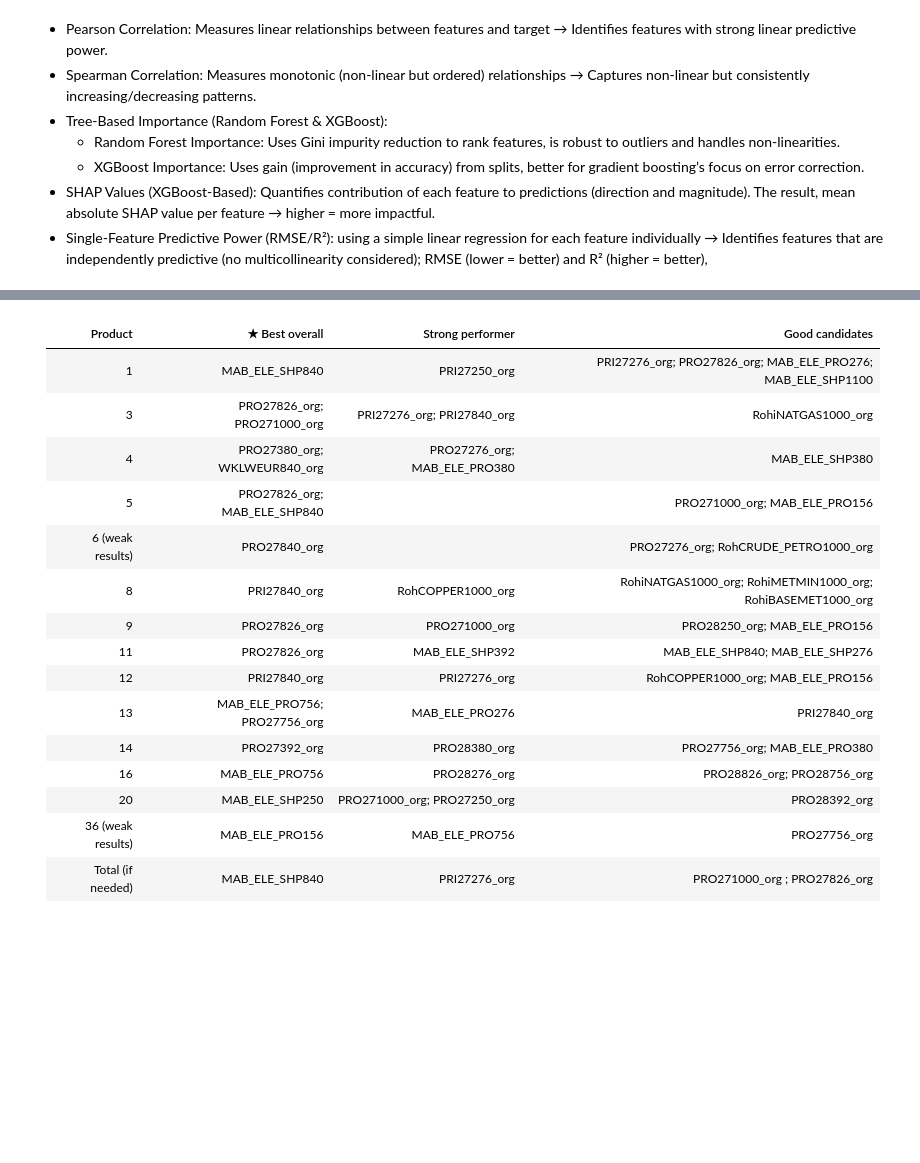
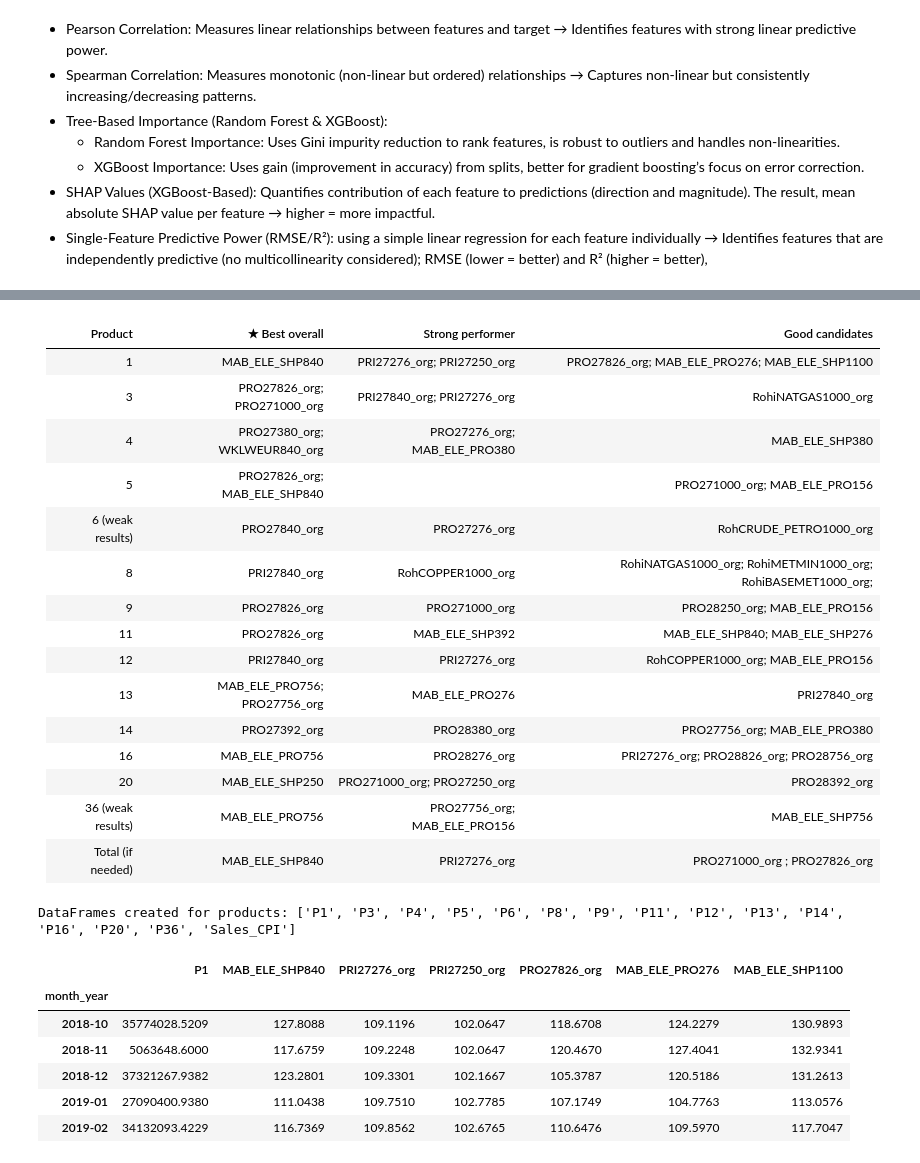
Before and after one commit to BeatrizAzevedoMonteiro/BCwDS_Case-2_SIEMENS_MonthlySalesForecast, a Jupyter notebook: Versão_Bea.ipynb, the cells around one changed output, grey strips where cells are left out. Saved outputs shown, nothing was run; the diff lists cells and outputs as text; code cells hidden in the pictures; blank space fills up the shorter version.

```diff
--- a/Versão_Bea.ipynb
+++ b/Versão_Bea.ipynb
@@ -2405,24 +2390,64 @@ display_side_by_side(tables, captions)
 # %% [output]
 [interactive output not drawn]
 # %% [markdown]
-
-
-
-
 Product | ★ Best overall | Strong performer | Good candidates
 |-------|-----------------|------------------|----------------|
-| 1     |   MAB_ELE_SHP840      |   PRI27250_org                |     PRI27276_org; PRO27826_org; MAB_ELE_PRO276; MAB_ELE_SHP1100      |
-| 3     |   PRO27826_org; PRO271000_org     |   PRI27276_org; PRI27840_org	                |     RohiNATGAS1000_org       |
+| 1     |   MAB_ELE_SHP840      |   PRI27276_org; PRI27250_org      |     PRO27826_org; MAB_ELE_PRO276; MAB_ELE_SHP1100      |
+| 3     |   PRO27826_org; PRO271000_org     |  PRI27840_org; PRI27276_org 	                |     RohiNATGAS1000_org       |
 | 4     |     PRO27380_org; WKLWEUR840_org   |   	PRO27276_org; MAB_ELE_PRO380                |  MAB_ELE_SHP380          |
 | 5     |     PRO27826_org; MAB_ELE_SHP840    |   	                 |    PRO271000_org; MAB_ELE_PRO156        |
-| 6 (weak results)     |     PRO27840_org     |   	                 |    PRO27276_org; RohCRUDE_PETRO1000_org          |
-| 8     |      PRI27840_org    |   	    RohCOPPER1000_org             |    RohiNATGAS1000_org;  RohiMETMIN1000_org; RohiBASEMET1000_org	         |
+| 6 (weak results)     |    PRO27840_org     |   	 PRO27276_org                |   RohCRUDE_PETRO1000_org          |
+| 8     |      PRI27840_org    |   	    RohCOPPER1000_org             |    RohiNATGAS1000_org;  RohiMETMIN1000_org; RohiBASEMET1000_org; 	         |
 | 9     |      PRO27826_org    |   	 PRO271000_org                |    PRO28250_org; MAB_ELE_PRO156 	         |
 | 11     |       PRO27826_org   |   	MAB_ELE_SHP392                 |    MAB_ELE_SHP840; MAB_ELE_SHP276 	         |
 | 12     |    PRI27840_org      |   	 PRI27276_org                |    RohCOPPER1000_org; MAB_ELE_PRO156 	         |
 | 13     |    MAB_ELE_PRO756; PRO27756_org	      |   	MAB_ELE_PRO276                 |    PRI27840_org  	         |
 | 14     |    PRO27392_org 	      |   	 PRO28380_org                |    PRO27756_org;  MAB_ELE_PRO380	         |
-| 16     |    MAB_ELE_PRO756 	      |   	 PRO28276_org                |    PRO28826_org; PRO28756_org 	         |
+| 16     |    MAB_ELE_PRO756 	      |   	 PRO28276_org                |    PRI27276_org; PRO28826_org; PRO28756_org 	         |
 | 20     |     MAB_ELE_SHP250	      |   	 PRO271000_org; PRO27250_org                |    PRO28392_org  	         |
-| 36  (weak results)   |     	 MAB_ELE_PRO156     |   	 MAB_ELE_PRO756                |      	  PRO27756_org       |
-| Total (if needed)  |    MAB_ELE_SHP840 	      |   	PRI27276_org                 |    PRO271000_org ; PRO27826_org 	         |
+| 36  (weak results)   |     	MAB_ELE_PRO756      |   	PRO27756_org; MAB_ELE_PRO156        | MAB_ELE_SHP756   	         |
+| Total (if needed)  |    MAB_ELE_SHP840 	      |   	PRI27276_org             |    PRO271000_org ; PRO27826_org 	         |
+# %%
+# Dictionary to store final DataFrames (product + features)
+product_dfs = {}
+
+# feature selection for each product
+product_feature_mapping = {
+    "P1": ["MAB_ELE_SHP840", "PRI27276_org", "PRI27250_org", "PRO27826_org", "MAB_ELE_PRO276", "MAB_ELE_SHP1100"],
+    "P3": ["PRO27826_org", "PRO271000_org", "PRI27840_org", "PRI27276_org", "RohiNATGAS1000_org"],
+    "P4": ["PRO27380_org", "WKLWEUR840_org", "PRO27276_org", "MAB_ELE_PRO380", "MAB_ELE_SHP380"],
+    "P5": ["PRO27826_org", "MAB_ELE_SHP840", "PRO271000_org", "MAB_ELE_PRO156"],
+    "P6": ["PRO27840_org", "PRO27276_org", "RohCRUDE_PETRO1000_org"],
+    "P8": ["PRI27840_org", "RohCOPPER1000_org", "RohiNATGAS1000_org", "RohiMETMIN1000_org", "RohiBASEMET1000_org"],
+    "P9": ["PRO27826_org", "PRO271000_org", "PRO28250_org", "MAB_ELE_PRO156"],
+    "P11": ["PRO27826_org", "MAB_ELE_SHP392", "MAB_ELE_SHP840", "MAB_ELE_SHP276"],
+    "P12": ["PRI27840_org", "PRI27276_org", "RohCOPPER1000_org", "MAB_ELE_PRO156"],
+    "P13": ["MAB_ELE_PRO756", "PRO27756_org", "MAB_ELE_PRO276", "PRI27840_org"],
+    "P14": ["PRO27392_org", "PRO28380_org", "PRO27756_org", "MAB_ELE_PRO380"],
+    "P16": ["MAB_ELE_PRO756", "PRO28276_org", "PRI27276_org", "PRO28826_org", "PRO28756_org"],
+    "P20": ["MAB_ELE_SHP250", "PRO271000_org", "PRO27250_org", "PRO28392_org"],
+    "P36": ["MAB_ELE_PRO756", "PRO27756_org", "MAB_ELE_PRO156", "MAB_ELE_SHP756"],
+    "Sales_CPI": ["MAB_ELE_SHP840", "PRI27276_org", "PRO271000_org", "PRO27826_org"]}
+
+# Iterate over each product and create a DataFrame with product sales + selected features
+for product, features in product_feature_mapping.items():
+    if product in df_market_sales.columns:
+        # Ensure selected features exist in df_market_sales
+        available_features = [feat for feat in features if feat in df_market_sales.columns]
+
+        # DataFrame with the product column + its relevant features
+        product_dfs[product] = df_market_sales[[product] + available_features]
+
+print("DataFrames created for products:", list(product_dfs.keys()))
+# %% [output]
+DataFrames created for products: ['P1', 'P3', 'P4', 'P5', 'P6', 'P8', 'P9', 'P11', 'P12', 'P13', 'P14', 'P16', 'P20', 'P36', 'Sales_CPI']
+# %%
+product_dfs["P1"].head()
+# %% [output]
+|  | P1 | MAB_ELE_SHP840 | PRI27276_org | PRI27250_org | PRO27826_org | MAB_ELE_PRO276 | MAB_ELE_SHP1100 |
+| month_year |  |  |  |  |  |  |  |
+| 2018-10 | 35774028.5209 | 127.8088 | 109.1196 | 102.0647 | 118.6708 | 124.2279 | 130.9893 |
+| 2018-11 | 5063648.6000 | 117.6759 | 109.2248 | 102.0647 | 120.4670 | 127.4041 | 132.9341 |
+| 2018-12 | 37321267.9382 | 123.2801 | 109.3301 | 102.1667 | 105.3787 | 120.5186 | 131.2613 |
+| 2019-01 | 27090400.9380 | 111.0438 | 109.7510 | 102.7785 | 107.1749 | 104.7763 | 113.0576 |
+| 2019-02 | 34132093.4229 | 116.7369 | 109.8562 | 102.6765 | 110.6476 | 109.5970 | 117.7047 |
```
Also changed, not shown: parts of 25 cells of this notebook, 42 other files.
